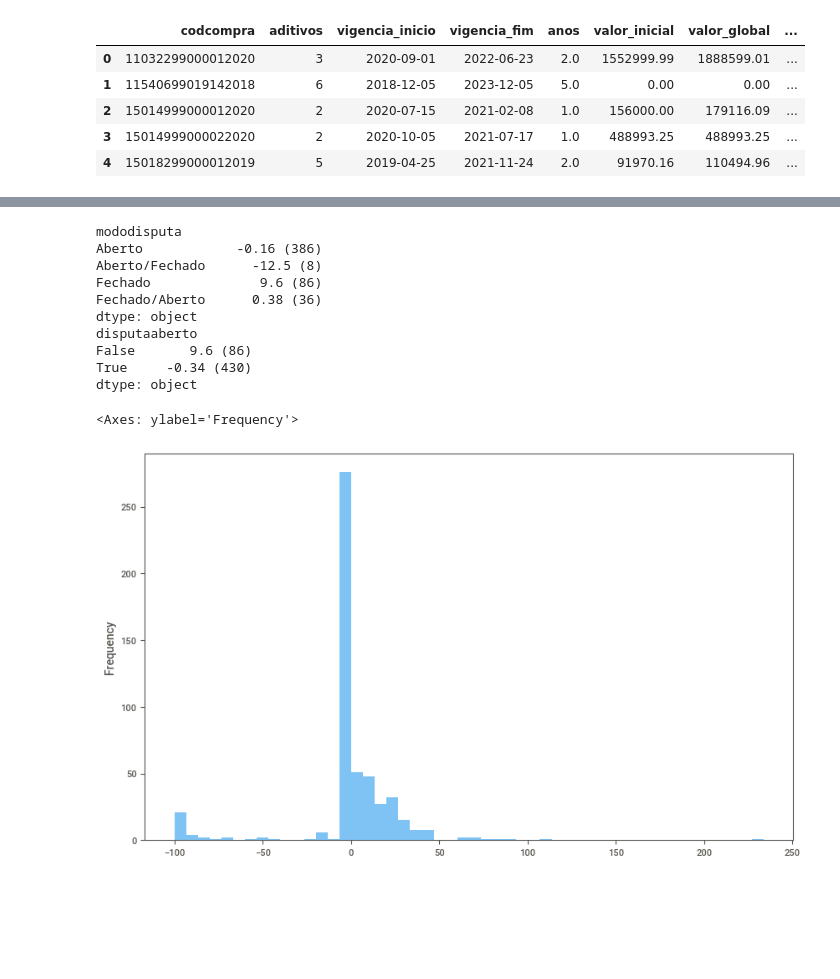
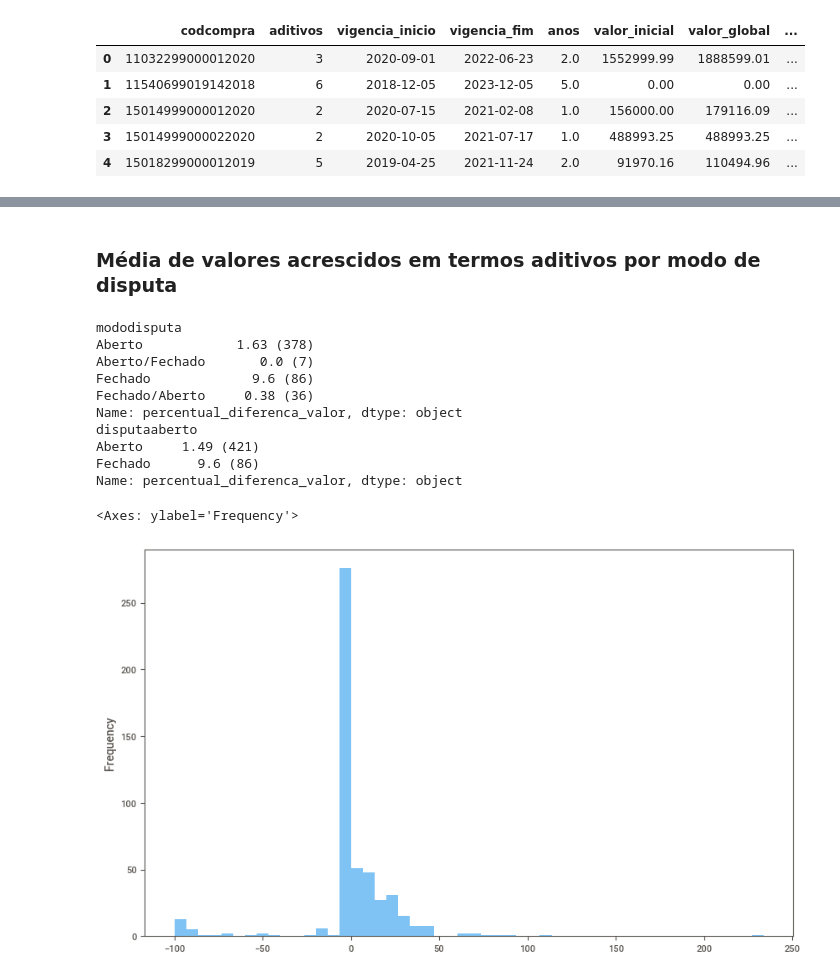
Before and after one commit to hugosouto/comprasgov-modo-disputa-obras, a Jupyter notebook: comprasgov_modo_disputa_obras.ipynb, the cells around one changed output, grey strips where cells are left out. Saved outputs shown, nothing was run; the diff lists cells and outputs as text; code cells hidden in the pictures; blank space fills up the shorter version.

```diff
--- a/comprasgov_modo_disputa_obras.ipynb
+++ b/comprasgov_modo_disputa_obras.ipynb
@@ -390,28 +486,32 @@ df_aditivos
-# %%
-# Eliminate outliers from percentual_valor_final
-df_plot = df_aditivos.copy()
-
-# Calculate the mean of percentual_valor_final by mododisputa rounded to 2 decimal places and the counts
-print((df_plot.groupby('mododisputa')['percentual_diferenca_valor'].mean().round(2)).astype(str) + ' (' + df_plot.groupby('mododisputa')['diferenca_valor'].count().astype(str) + ')')
-print((df_plot.groupby('disputaaberto')['percentual_diferenca_valor'].mean().round(2)).astype(str) + ' (' + df_plot.groupby('disputaaberto')['diferenca_valor'].count().astype(str) + ')')
-
-# Calculate and plot the distribution of percentual_valor_final
-df_plot['percentual_diferenca_valor'].plot.hist(bins=50, figsize=(10,6), alpha=0.5)
-# %% [output]
-mododisputa
-Aberto            -0.16 (386)
-Aberto/Fechado      -12.5 (8)
-Fechado              9.6 (86)
-Fechado/Aberto      0.38 (36)
-dtype: object
-disputaaberto
-False       9.6 (86)
-True     -0.34 (430)
-dtype: object
-<Axes: ylabel='Frequency'>
-[figure, removed]
 # %%
 # Export dataframe to CSV and Excel, all quoted
 filename = 'output/resultado-rdc-aditivos'
 df_aditivos.to_csv(f'{filename}.csv', index=False, quoting=1)
 df_aditivos.to_excel(f'{filename}.xlsx', index=False)
+# %% [markdown]
+### Média de valores acrescidos em termos aditivos por modo de disputa
+# %%
+# Eliminate outliers from percentual_valor_final
+df_plot = df_aditivos.copy()
+
+# Calculate the mean of percentual_valor_final by mododisputa rounded to 2 decimal places and the counts
+print((df_plot.groupby('mododisputa')['percentual_diferenca_valor'].mean().round(2)).astype(str) +
+      ' (' + df_plot.groupby('mododisputa')['percentual_diferenca_valor'].count().astype(str) + ')')
+print((df_plot.groupby('disputaaberto')['percentual_diferenca_valor'].mean().round(2)).astype(str) +
+      ' (' + df_plot.groupby('disputaaberto')['percentual_diferenca_valor'].count().astype(str) + ')')
+
+# Calculate and plot the distribution of percentual_valor_final
+df_plot['percentual_diferenca_valor'].plot.hist(bins=50, figsize=(10,6), alpha=0.5)
+# %% [output]
+mododisputa
+Aberto            1.63 (378)
+Aberto/Fechado       0.0 (7)
+Fechado             9.6 (86)
+Fechado/Aberto     0.38 (36)
+Name: percentual_diferenca_valor, dtype: object
+disputaaberto
+Aberto     1.49 (421)
+Fechado      9.6 (86)
+Name: percentual_diferenca_valor, dtype: object
+<Axes: ylabel='Frequency'>
+[figure, added]
```
Also changed, not shown: parts of 34 cells of this notebook, 6 other files.
